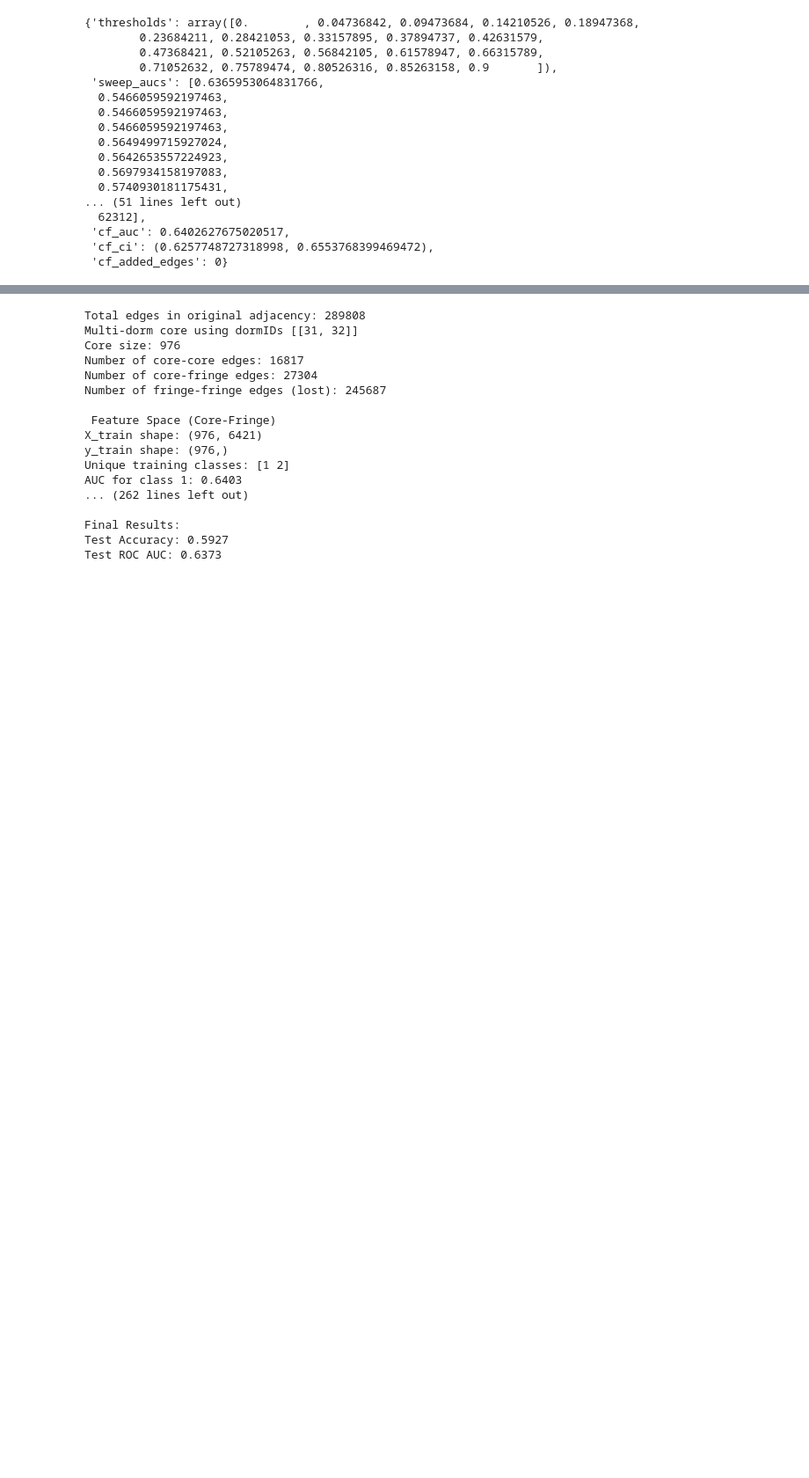
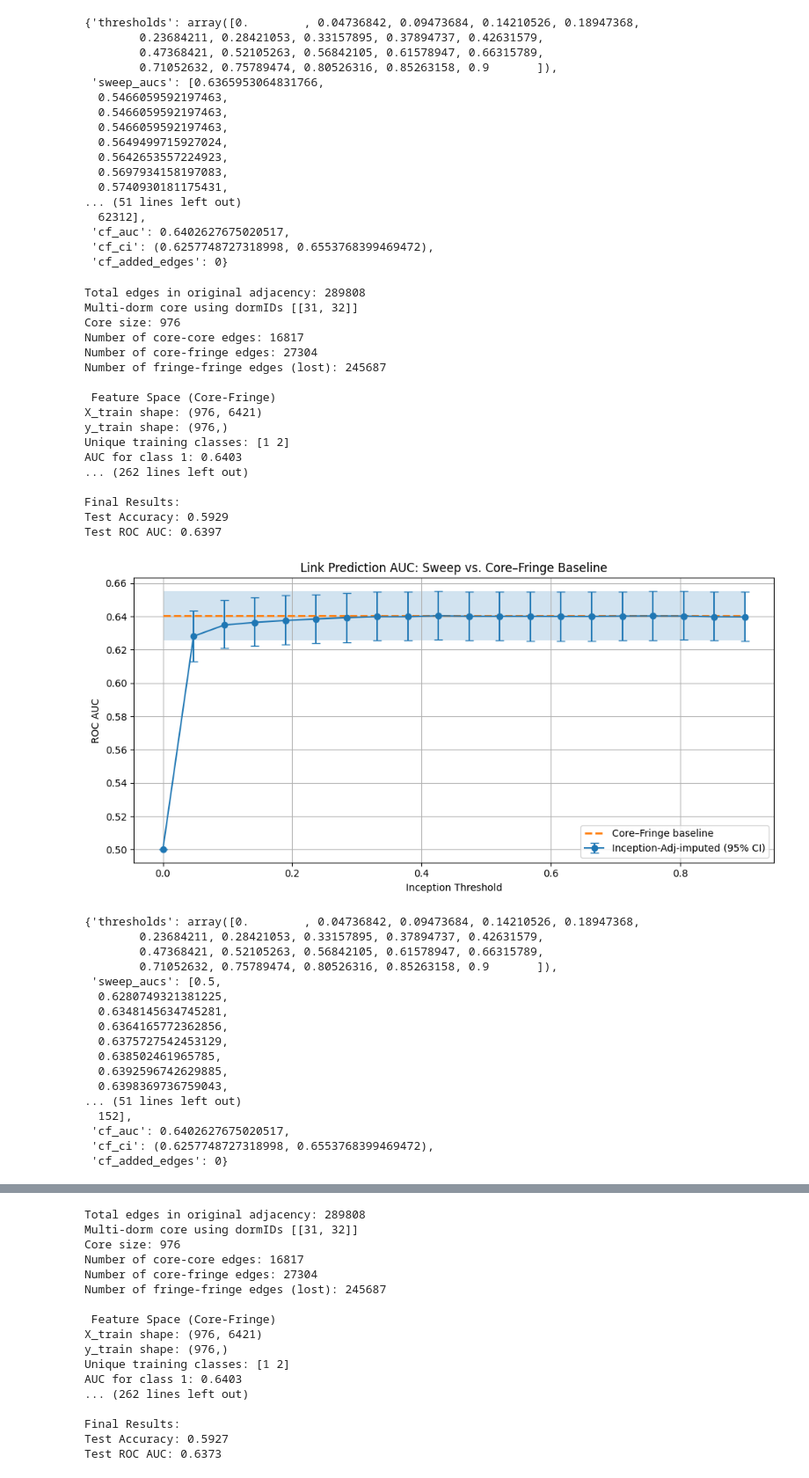
Before and after one commit to mundrapranay/core-fringe-attribute-prediction, a Jupyter notebook: notebooks/JaccardSim-YaleData.ipynb, the cells around one changed output, grey strips where cells are left out. Shown: that part at 88% size. Drawn from its saved outputs; the diff is of its cells as text; code cells hidden in the pictures; blank space fills up the shorter version.

```diff
--- a/notebooks/JaccardSim-YaleData.ipynb
+++ b/notebooks/JaccardSim-YaleData.ipynb
@@ -733,7 +805,7 @@ def _common_neighbors_count(neigh_core, u, v_core_neighbors):
 def impute_ff_inception(adj_matrix,
                         core_indices,
                         fringe_indices,
-                        labels,
+                        dorms,  # New parameter: dorm assignments for all nodes
                         threshold=0.5,
                         top_k=None,
                         seed=None,
@@ -741,9 +813,9 @@ def impute_ff_inception(adj_matrix,
     """
     Simple imputation using a model trained only on edge structure (common neighbors).
     Training:
-      - Use core nodes and their labels.
-      - For class A as 'core' and class B as 'fringe' (and swapped), create ALL cross-class pairs
-        (u in A, v in B) and label = 1 if edge exists (in core adjacency), else 0.
+      - Use core nodes and their dorm assignments.
+      - For dorm A as 'core' and dorm B as 'fringe' (and swapped), create ALL cross-dorm pairs
+        (u in dorm A, v in dorm B) and label = 1 if edge exists (in core adjacency), else 0.
       - Feature: common neighbors count (restricted to core nodes).
       - Train a simple logistic regression on this single feature (no negative sampling).
     Prediction:
@@ -765,15 +837,15 @@ def impute_ff_inception(adj_matrix,
     if fringe_idx.size == 0:
         return A.copy(), [], []
 
-    # determine class partitions inside core (assume labels[node] is valid for core nodes)
-    core_labels = np.array([labels[int(n)] for n in core_idx])
-    unique = np.unique(core_labels)
-    if unique.size < 2:
-        raise ValueError("Need at least two classes among core nodes for training.")
-    c1, c2 = unique[0], unique[1]
+    # determine dorm partitions inside core (assume dorms[node] is valid for core nodes)
+    core_dorms = np.array([dorms[int(n)] for n in core_idx])
+    unique_dorms = np.unique(core_dorms)
+    if unique_dorms.size < 2:
+        raise ValueError("Need at least two dorms among core nodes for training.")
+    dorm1, dorm2 = unique_dorms[0], unique_dorms[1]
 
-    set_c1 = [int(n) for n, lab in zip(core_idx, core_labels) if lab == c1]
-    set_c2 = [int(n) for n, lab in zip(core_idx, core_labels) if lab == c2]
+    set_dorm1 = [int(n) for n, dorm in zip(core_idx, core_dorms) if dorm == dorm1]
+    set_dorm2 = [int(n) for n, dorm in zip(core_idx, core_dorms) if dorm == dorm2]
 
     # adjacency among core for quick lookup
     Ac = A[np.ix_(core_idx, core_idx)]
@@ -782,22 +854,22 @@ def impute_ff_inception(adj_matrix,
         rel = np.nonzero(Ac[i, :])[0]
         adj_core[u] = set(core_idx[rel])
 
-    # Build training pairs (all cross-class pairs) and labels (no negative sampling)
+    # Build training pairs (all cross-dorm pairs) and labels (no negative sampling)
     train_pairs = []
     train_labels = []
-    # (u in c1, v in c2)
-    for u in set_c1:
-        for v in set_c2:
+    # (u in dorm1, v in dorm2)
+    for u in set_dorm1:
+        for v in set_dorm2:
             train_pairs.append((u, v))
             train_labels.append(1 if v in adj_core.get(u, set()) else 0)
-    # swapped: (u in c2, v in c1)
-    for u in set_c2:
-        for v in set_c1:
+    # swapped: (u in dorm2, v in dorm1)
+    for u in set_dorm2:
+        for v in set_dorm1:
             train_pairs.append((u, v))
             train_labels.append(1 if v in adj_core.get(u, set()) else 0)
 
     if len(train_pairs) == 0:
-        raise ValueError("No training pairs created from core; check labels/core adjacency.")
+        raise ValueError("No training pairs created from core; check dorms/core adjacency.")
 
     # Precompute neighbor sets restricted to core for feature computation
     neigh_core = _core_neighbors(A, core_idx)
@@ -1686,6 +1797,44 @@ Test ROC AUC: 0.6332
  'cf_auc': 0.6402627675020517,
  'cf_ci': (0.6257748727318998, 0.6553768399469472),
  'cf_added_edges': 0}
+# %%
+inception_threshold_sweep()
+# %% [output]
+Total edges in original adjacency: 289808
+Multi-dorm core using dormIDs [[31, 32]]
+Core size: 976
+Number of core-core edges: 16817
+Number of core-fringe edges: 27304
+Number of fringe-fringe edges (lost): 245687
+
+ Feature Space (Core-Fringe)
+X_train shape: (976, 6421)
+y_train shape: (976,)
+Unique training classes: [1 2]
+AUC for class 1: 0.6403
+... (262 lines left out)
+
+Final Results:
+Test Accuracy: 0.5929
+Test ROC AUC: 0.6397
+[figure, added]
+{'thresholds': array([0.        , 0.04736842, 0.09473684, 0.14210526, 0.18947368,
+        0.23684211, 0.28421053, 0.33157895, 0.37894737, 0.42631579,
+        0.47368421, 0.52105263, 0.56842105, 0.61578947, 0.66315789,
+        0.71052632, 0.75789474, 0.80526316, 0.85263158, 0.9       ]),
+ 'sweep_aucs': [0.5,
+  0.6280749321381225,
+  0.6348145634745281,
+  0.6364165772362856,
+  0.6375727542453129,
+  0.638502461965785,
+  0.6392596742629885,
+  0.6398369736759043,
+... (51 lines left out)
+  152],
+ 'cf_auc': 0.6402627675020517,
+ 'cf_ci': (0.6257748727318998, 0.6553768399469472),
+ 'cf_added_edges': 0}
 # %%
 def percentage_sweep():
     percentages = np.linspace(0.1, 1.0, 10)
```
Also changed, not shown: parts of 7 cells of this notebook.
